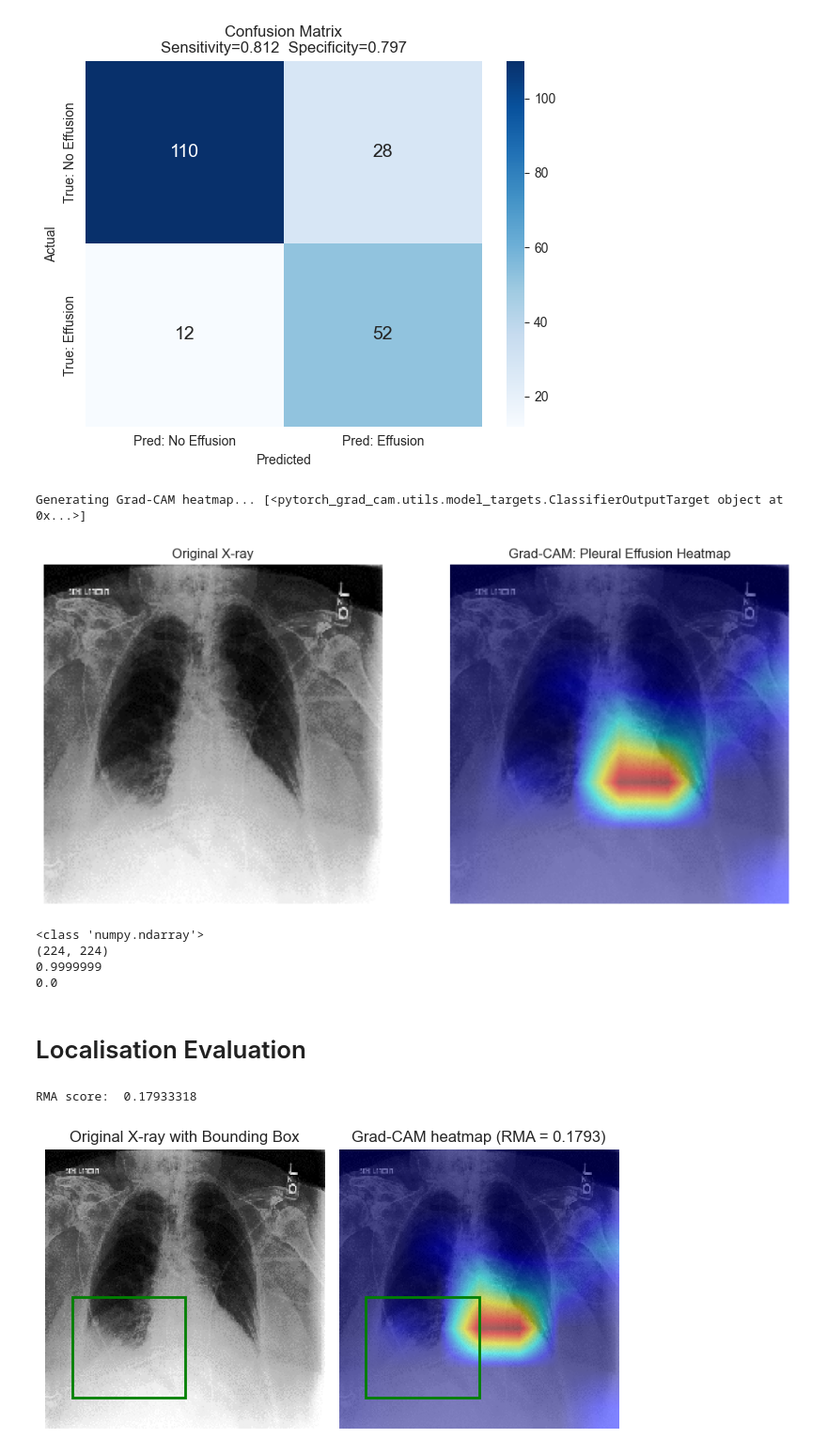
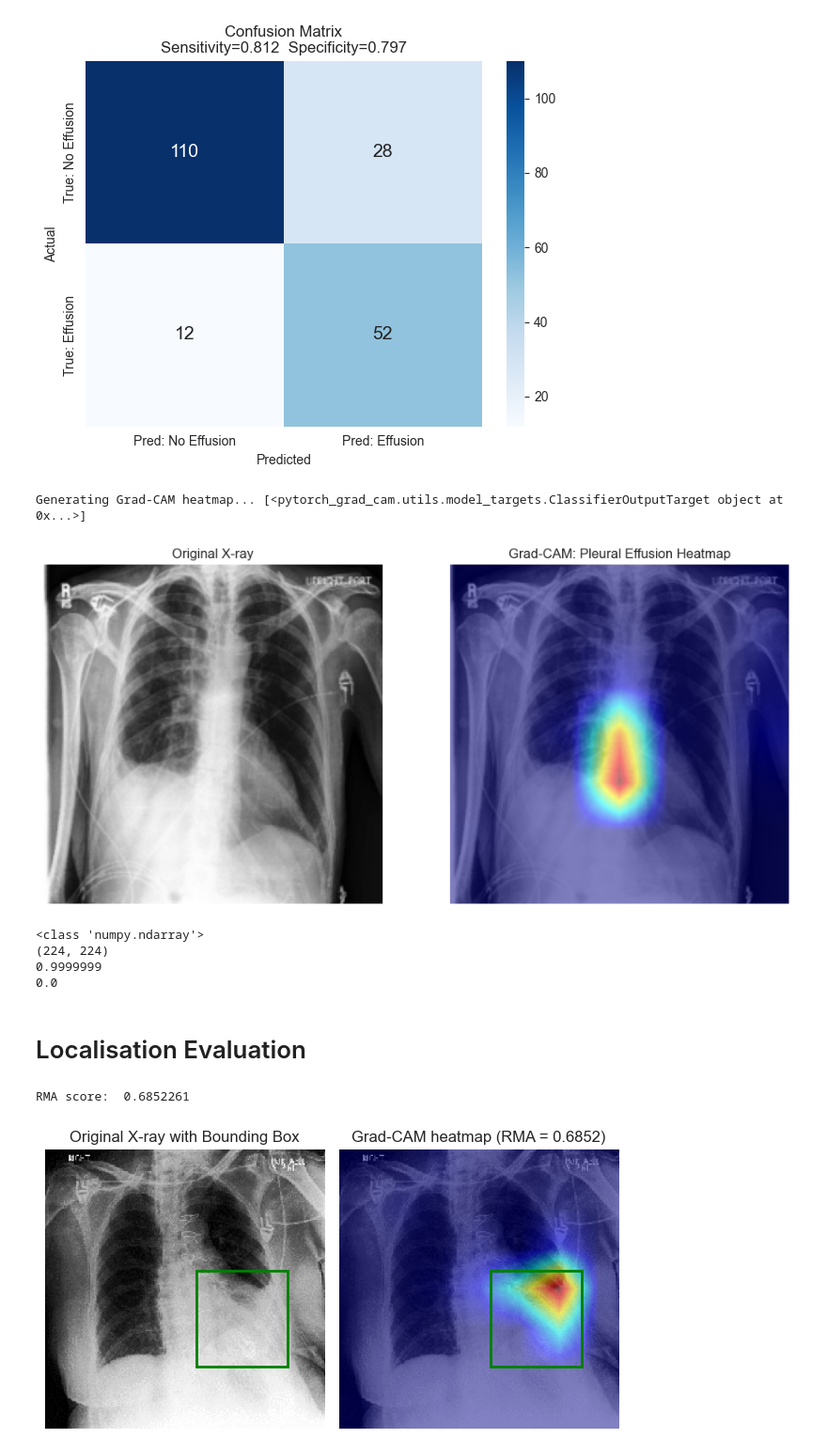
Before and after one commit to Liuian/UU_Explainable_AI_Group_Project, a Jupyter notebook: project2/main.ipynb, the cells around one changed output. Shown at 94% size. Cells and saved outputs as stored; diff of their text form; code cells hidden in the pictures.

```diff
--- a/project2/main.ipynb
+++ b/project2/main.ipynb
@@ -896,14 +912,3 @@ else:
 print(f"Using device: {device}")
 # %% [output]
 Using device: cuda
-# %%
-model = models.resnet18(weights=None)
-model.conv1 = nn.Conv2d(1, 64, kernel_size=7, stride=2, padding=3, bias=False)
-num_ftrs = model.fc.in_features
-model.fc = nn.Linear(num_ftrs, 1)
-
-state_dict = torch.load(WEIGHTS_PATH, map_location=device)
-model.load_state_dict(state_dict)
-model.to(device)
-model.eval()
-print("Model loaded.")
@@ -997,12 +1000,12 @@ transforms = transforms.Compose([
     transforms.ToTensor(),
     transforms.Normalize(mean=[0.5],std=[0.5])
 ])
-img = Image.open("dataset/Rad_5.png")
+img = Image.open("dataset/test_image.png")
 # raw_boxes = [[55,160,144,264]]
 # raw_boxes = [[173,139,278,249]]
-# raw_boxes = [[44,137,144,256]]
+raw_boxes = [[44,137,144,256]]
 # raw_boxes = [[44,159,133,303],[176,168,265,272]]
-raw_boxes = [[30,169,160,285]]
+# raw_boxes = [[30,169,160,285]]
 input_tensor =transforms(img).unsqueeze(0).to(device)
 # %%
 # Saliency Maps with Grad-CAM
@@ -1062,7 +1065,7 @@ print(grayscale_cam.max())   # Should be close to 1.0 (The "hottest" spot)
 print(grayscale_cam.min())
 # %% [output]
 Generating Grad-CAM heatmap... [<pytorch_grad_cam.utils.model_targets.ClassifierOutputTarget object at 0x...>]
-[figure, old version]
+[figure, new version]
 <class 'numpy.ndarray'>
 (224, 224)
 0.9999999
@@ -1082,48 +1085,45 @@ for box in raw_boxes:
     x_min, y_min, x_max, y_max = [int(v * SCALE) for v in box]
     mask[y_min:y_max, x_min:x_max] = 1
 
-x_batch = input_tensor.cpu().numpy() # [1,1,224,224]
-a_batch = grayscale_cam[np.newaxis, ...]# [1,224,224]
-s_batch = mask[np.newaxis, np.newaxis, ...]# [1,1,224,224]
 
 rma_metric = quantus.RelevanceMassAccuracy(abs=True, normalise=True)
 rma_scores = rma_metric(
     model=model,
-    x_batch=x_batch,
-    a_batch=a_batch,
-    s_batch=s_batch,
+    x_batch=input_tensor.cpu().numpy(),  # [1,1,224,224]
+    a_batch=grayscale_cam[np.newaxis, ...], # [1,224,224]
+    s_batch=mask[np.newaxis, np.newaxis, ...], # [1,1,224,224]
     y_batch=np.array([1]),
     device=device,
 )
 print("RMA score: ",rma_scores[0])
 
 
 fig, axes = plt.subplots(1, 2)
 # print left img
 axes[0].imshow(img_np, cmap='gray')
 for box in raw_boxes:
     x_min, y_min, x_max, y_max = [int(v * SCALE) for v in box]
     rect = patches.Rectangle(
         (x_min, y_min), x_max - x_min, y_max - y_min, linewidth=2,edgecolor='green',facecolor='none'
     )
     axes[0].add_patch(rect)
 axes[0].set_title("Original X-ray with Bounding Box")
 axes[0].axis('off')
 
 # print right img
 axes[1].imshow(visualization)
 for box in raw_boxes:
     x_min, y_min, x_max, y_max = [int(v*SCALE) for v in box]
     rect = patches.Rectangle(
         (x_min, y_min),x_max - x_min, y_max - y_min, linewidth=2,edgecolor='green',facecolor='none'
     )
     axes[1].add_patch(rect)
 axes[1].set_title(f"Grad-CAM heatmap (RMA = {rma_scores[0]:.4f})")
 axes[1].axis('off')
 
 plt.tight_layout()
-plt.savefig(f"{OUTPUT_DIR}/localisation_rad5.png", dpi=300)
+plt.savefig(f"{OUTPUT_DIR}/localisation_rad1.png", dpi=300)
 plt.show()
 # %% [output]
-RMA score:  0.17933318
+RMA score:  0.6852261
-[figure, old version]
+[figure, new version]
```
Also changed, not shown: parts of 6 cells of this notebook, 16 other files.
